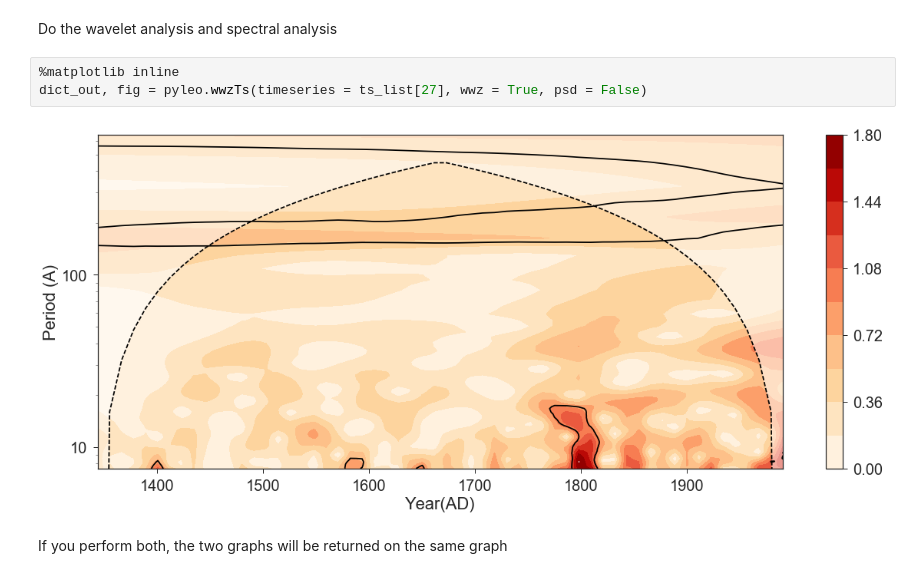
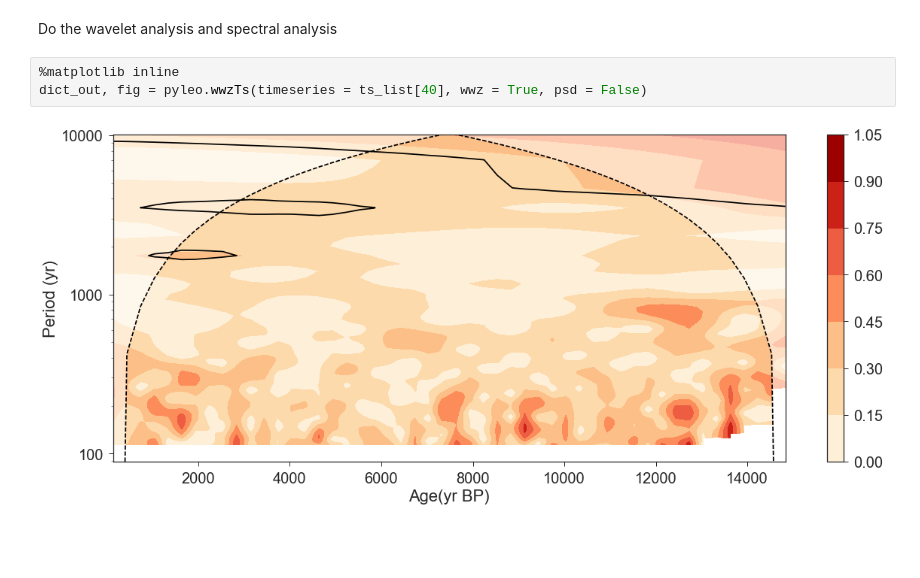
Before and after one commit to LinkedEarth/Pyleoclim_util, a Jupyter notebook: Example/PyleoclimQuickstart.ipynb, the cells around one changed output. Cells and saved outputs as stored; diff of their text form; blank space fills up the shorter version.

```diff
--- a/Example/PyleoclimQuickstart.ipynb
+++ b/Example/PyleoclimQuickstart.ipynb
@@ -625,8 +796,6 @@ dict_out, fig = pyleo.wwzTs(timeseries = ts_list[27], psd_default={'nMC':1000, '
 Do the wavelet analysis and spectral analysis
 # %%
 %matplotlib inline
-dict_out, fig = pyleo.wwzTs(timeseries = ts_list[27], wwz = True, psd = False)
+dict_out, fig = pyleo.wwzTs(timeseries = ts_list[40], wwz = True, psd = False)
 # %% [output]
-[figure, old version]
+[figure, new version]
-# %% [markdown]
-If you perform both, the two graphs will be returned on the same graph
```
Also changed, not shown: parts of 34 cells of this notebook, 5 other files.
